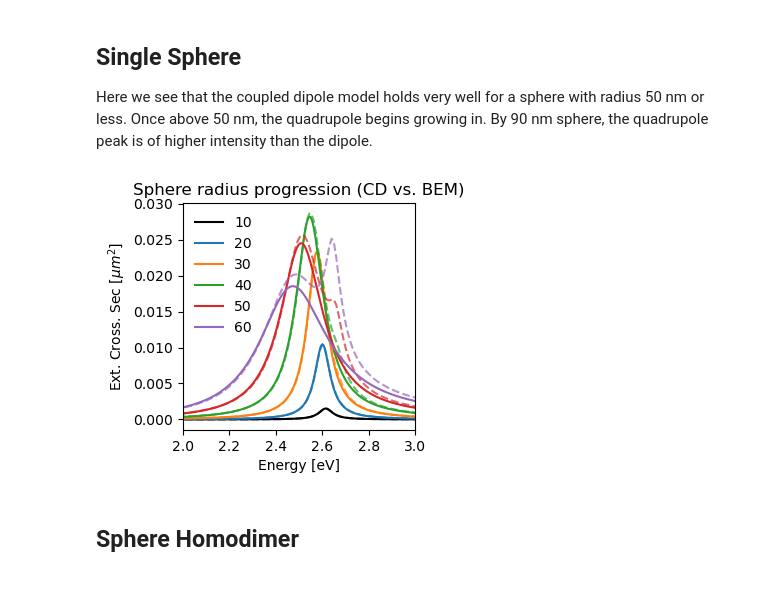
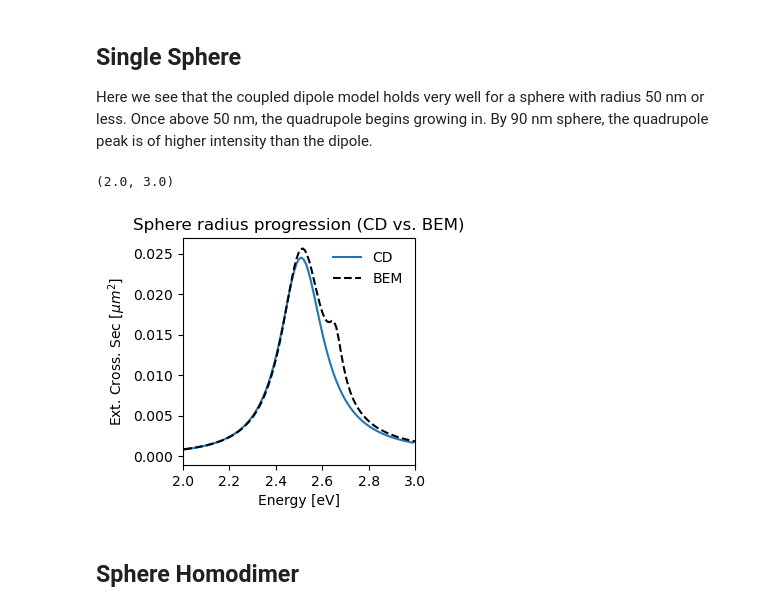
Before and after one commit to claireannewest/coupled_dipoles, a Jupyter notebook: Check Against BEM.ipynb, the cells around one changed output. Saved outputs shown, nothing was run; the diff lists cells and outputs as text; code cells hidden in the pictures.

```diff
--- a/Check Against BEM.ipynb
+++ b/Check Against BEM.ipynb
@@ -13,48 +29,38 @@ Here we see that the coupled dipole model holds very well for a sphere with radi
+# %%
+calc_dips = CrossSections(centers=def_centers,
+                                   all_radii=def_all_radii,
+                                   w=w_all,
+                                   num=num_part_per_struct,
+                                   n=1.0,
+                                   wp=8.959/hbar_eVs,
+                                   eps_inf=9.695,
+                                   gam_drude=0.073/hbar_eVs)
+
+Pext, Pabs = calc_dips.cross_sects(drive=np.array([0,0,1]))
 # %%
-num = 1
-w_all = np.arange(1,3.5,.005)/hbar_eVs
-
-def make_sphere_input(radius, N=num):
-    def_centers = np.zeros((N, 3))
-    def_orient = np.zeros(N)
-    def_all_radii = np.zeros(N)
-    def_centers[0,:] = np.array([ 0, 0, 0 ])*1.E-7
-    def_orient[0] = 0
-    def_all_radii[0] = radius*1.E-7
-    return def_centers, def_orient, def_all_radii
-
 fig = plt.figure(figsize=(3.,3.), dpi= 100, facecolor='w', edgecolor='k')
 ax1 = fig.add_subplot(1, 1, 1)
-colorscheme = ['black','tab:blue', 'tab:orange', 'tab:green', 'tab:red', 'tab:purple']
+colorscheme = ['black', 'tab:blue', 'tab:orange', 'tab:green', 'tab:red', 'tab:purple']
 pick_color = 0
-for pick_radius in range(10, 61, 10):
-    def_centers, def_orients, def_all_radii = make_sphere_input(radius=pick_radius)
-    calc_dips = CrossSections(centers=def_centers,
-                                       all_radii=def_all_radii,
-                                       w=w_all,
-                                       num=num,
-                                       n=1.0,
-                                       wp=8.959/hbar_eVs,
-                                       eps_inf=9.695,
-                                       gam_drude=0.073/hbar_eVs)
+
+for which_gap in range(0, num_gap):
+    plt.plot(w_all*hbar_eVs, Pabs[which_gap, :,0],label='CD')
 
 
-    Pext, Pabs = calc_dips.cross_sects(drive=np.array([0, 0, 1]))
-    plt.plot(w_all*hbar_eVs, Pabs,label=str(pick_radius),color=colorscheme[pick_color], alpha=.7)
-
-    data = loadmat(str('check_with_simulation/single_sphere/Spectrum_sph_ret_')+str(pick_radius)+str('nm_drude_n1.0.mat'))
-    energy = data['en_ev'][0]
-    abs_cross = data['abs_mcsqrd'][0]
-    ext_cross = data['ext_mcsqrd'][0]
-    plt.plot(energy, abs_cross,'--', color=colorscheme[pick_color])
-    pick_color=pick_color + 1
-    plt.legend(frameon=False)
-    plt.title('Sphere radius progression (CD vs. BEM)')
-    plt.ylabel('Ext. Cross. Sec [$\mu m^2$]')
-    plt.xlabel('Energy [eV]')
-    plt.xlim([2,3])
+data = loadmat(str('check_with_simulation/single_sphere/Spectrum_sph_ret_')+str(radius)+str('nm_drude_n1.0.mat'))
+energy = data['en_ev'][0]
+abs_cross = data['abs_mcsqrd'][0]
+ext_cross = data['ext_mcsqrd'][0]
+plt.plot(energy, abs_cross,'--', color=colorscheme[pick_color],label='BEM')
+pick_color=pick_color + 1
+plt.legend(frameon=False)
+plt.title('Sphere radius progression (CD vs. BEM)')
+plt.ylabel('Ext. Cross. Sec [$\mu m^2$]')
+plt.xlabel('Energy [eV]')
+plt.xlim([2,3])
 # %% [output]
+(2.0, 3.0)
-[figure, old version]
+[figure, new version]
 # %% [markdown]
 ## Sphere Homodimer
 # %%
```
Also changed, not shown: parts of 3 cells of this notebook, 3 other files.
